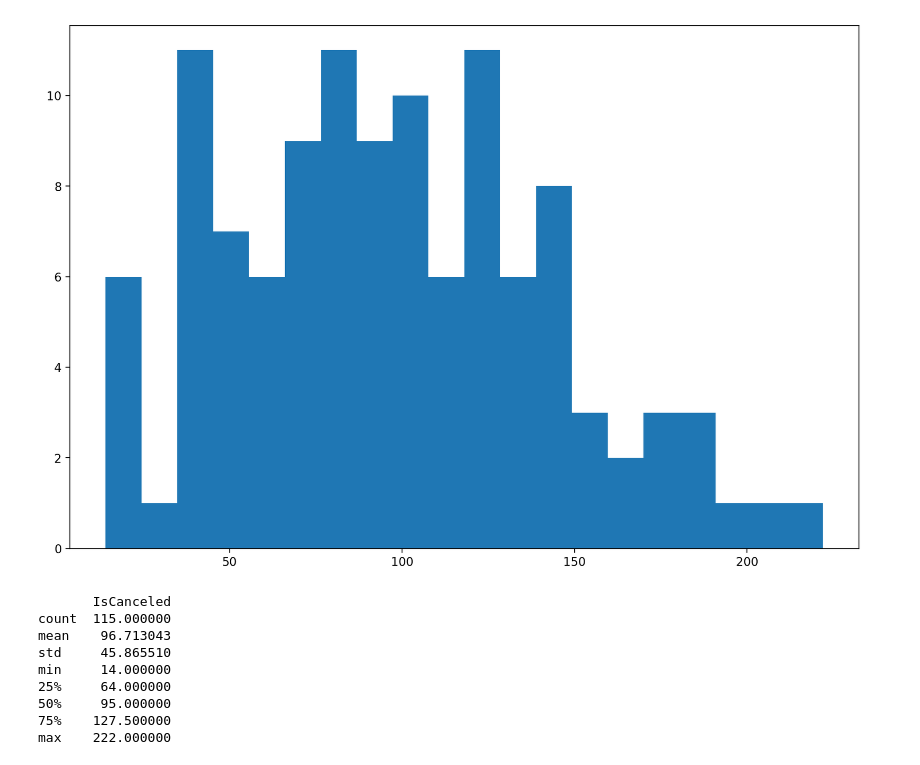
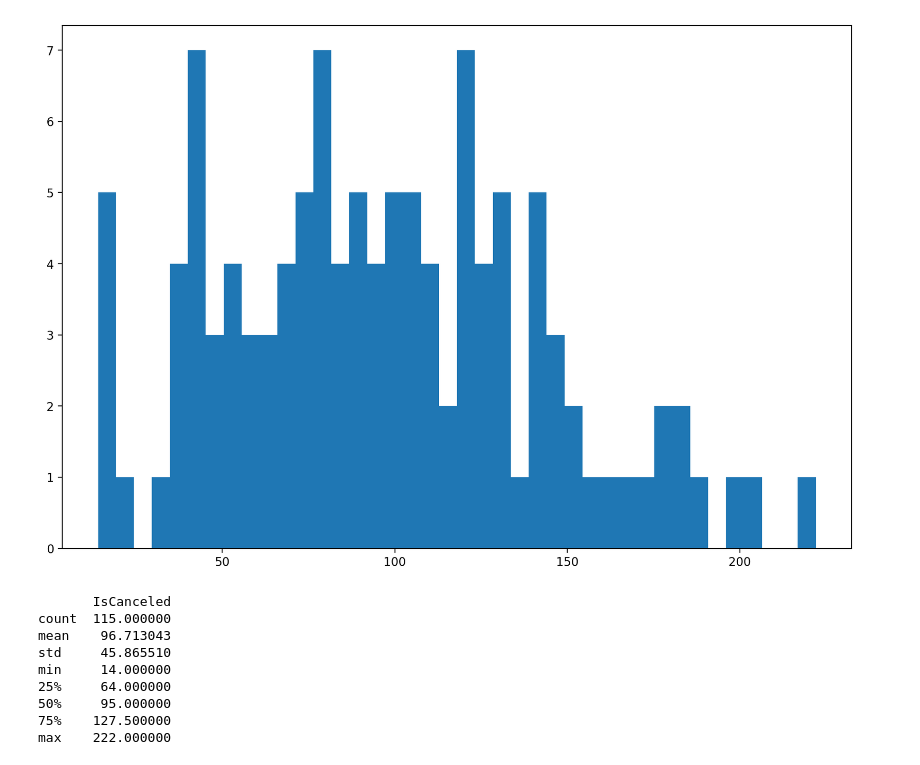
Before and after one commit to vasily-kartashov/time-series-with-bayesian-modelling, a Jupyter notebook: part-10.ipynb, the cells around one changed output. Saved outputs shown, nothing was run; the diff lists cells and outputs as text; code cells hidden in the pictures.

```diff
--- a/part-10.ipynb
+++ b/part-10.ipynb
@@ -11,12 +9,12 @@ WARNING (aesara.tensor.blas): Using NumPy C-API based implementation for BLAS fu
 # %%
 df = pd.read_csv('data/h1weekly.csv',
                  parse_dates=['Date'],
                  index_col='Date',
                  dtype={'IsCanceled': float})
 df.index.freq = 'W-SUN'
-_ = plt.hist(df, bins=20)
+_ = plt.hist(df, bins=40)
 # %% [output]
-[figure, old version]
+[figure, new version]
 # %%
 print(df.describe())
 # %% [output]
```
Also changed, not shown: parts of 6 cells of this notebook.
